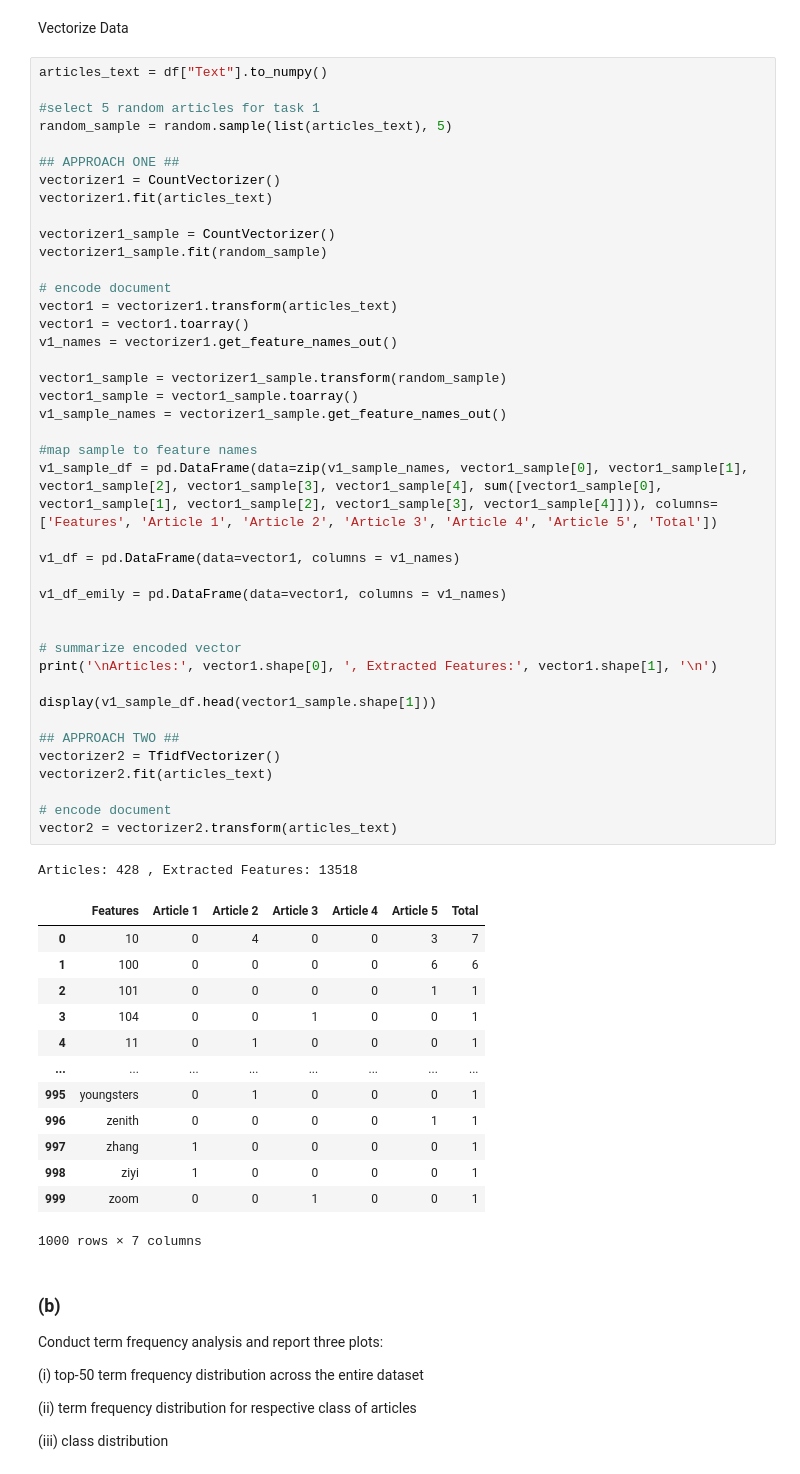
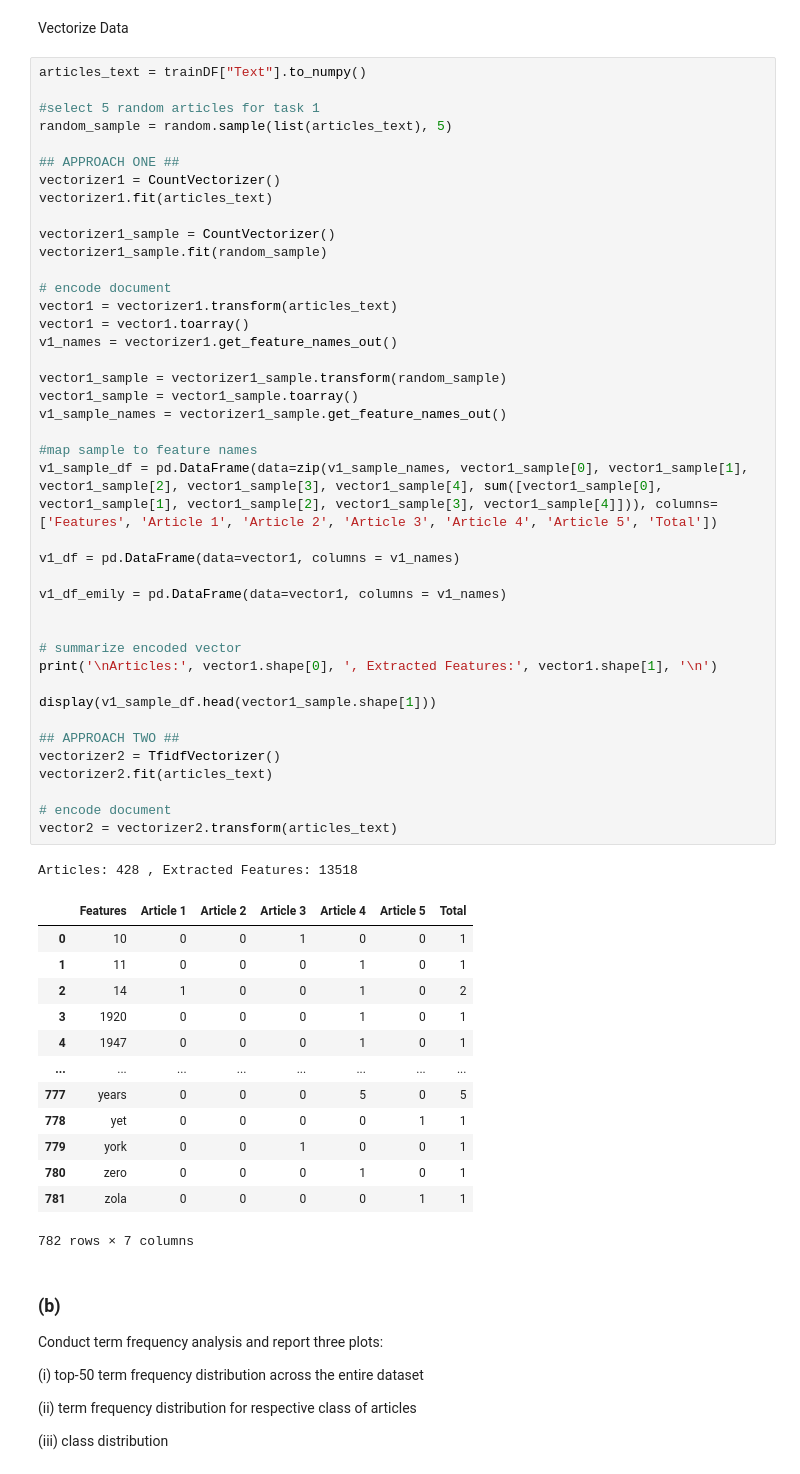
Before and after one commit to waldosingleton/Assignment_3, a Jupyter notebook: A3 Clean Up.ipynb, the cells around one changed output. Drawn from its saved outputs; the diff is of its cells as text.

```diff
--- a/A3 Clean Up.ipynb
+++ b/A3 Clean Up.ipynb
@@ -48,7 +47,7 @@ testDF = pd.read_csv("test.csv", skiprows=0, header=0, na_values= "", dtype=str)
 # %% [markdown]
 Vectorize Data
 # %%
-articles_text = df["Text"].to_numpy()
+articles_text = trainDF["Text"].to_numpy()
 
 #select 5 random articles for task 1
 random_sample = random.sample(list(articles_text), 5)
@@ -64,45 +63,45 @@ vectorizer1_sample.fit(random_sample)
 vector1 = vectorizer1.transform(articles_text)
 vector1 = vector1.toarray()
 v1_names = vectorizer1.get_feature_names_out()
 
 vector1_sample = vectorizer1_sample.transform(random_sample)
 vector1_sample = vector1_sample.toarray()
 v1_sample_names = vectorizer1_sample.get_feature_names_out()
 
 #map sample to feature names
 v1_sample_df = pd.DataFrame(data=zip(v1_sample_names, vector1_sample[0], vector1_sample[1], vector1_sample[2], vector1_sample[3], vector1_sample[4], sum([vector1_sample[0], vector1_sample[1], vector1_sample[2], vector1_sample[3], vector1_sample[4]])), columns=['Features', 'Article 1', 'Article 2', 'Article 3', 'Article 4', 'Article 5', 'Total'])
 
 v1_df = pd.DataFrame(data=vector1, columns = v1_names)
 
 v1_df_emily = pd.DataFrame(data=vector1, columns = v1_names)
 
 
 # summarize encoded vector
 print('\nArticles:', vector1.shape[0], ', Extracted Features:', vector1.shape[1], '\n')
 
 display(v1_sample_df.head(vector1_sample.shape[1]))
 
 ## APPROACH TWO ##
 vectorizer2 = TfidfVectorizer()
 vectorizer2.fit(articles_text)
 
 # encode document
 vector2 = vectorizer2.transform(articles_text)
 # %% [output]
 Articles: 428 , Extracted Features: 13518
 |  | Features | Article 1 | Article 2 | Article 3 | Article 4 | Article 5 | Total |
-| 0 | 10 | 0 | 4 | 0 | 0 | 3 | 7 |
-| 1 | 100 | 0 | 0 | 0 | 0 | 6 | 6 |
-| 2 | 101 | 0 | 0 | 0 | 0 | 1 | 1 |
-| 3 | 104 | 0 | 0 | 1 | 0 | 0 | 1 |
-| 4 | 11 | 0 | 1 | 0 | 0 | 0 | 1 |
+| 0 | 10 | 0 | 0 | 1 | 0 | 0 | 1 |
+| 1 | 11 | 0 | 0 | 0 | 1 | 0 | 1 |
+| 2 | 14 | 1 | 0 | 0 | 1 | 0 | 2 |
+| 3 | 1920 | 0 | 0 | 0 | 1 | 0 | 1 |
+| 4 | 1947 | 0 | 0 | 0 | 1 | 0 | 1 |
 | ... | ... | ... | ... | ... | ... | ... | ... |
-| 995 | youngsters | 0 | 1 | 0 | 0 | 0 | 1 |
-| 996 | zenith | 0 | 0 | 0 | 0 | 1 | 1 |
-| 997 | zhang | 1 | 0 | 0 | 0 | 0 | 1 |
-| 998 | ziyi | 1 | 0 | 0 | 0 | 0 | 1 |
-| 999 | zoom | 0 | 0 | 1 | 0 | 0 | 1 |
+| 777 | years | 0 | 0 | 0 | 5 | 0 | 5 |
+| 778 | yet | 0 | 0 | 0 | 0 | 1 | 1 |
+| 779 | york | 0 | 0 | 1 | 0 | 0 | 1 |
+| 780 | zero | 0 | 0 | 0 | 1 | 0 | 1 |
+| 781 | zola | 0 | 0 | 0 | 0 | 1 | 1 |
-1000 rows × 7 columns
+782 rows × 7 columns
 # %% [markdown]
 ### (b)
 Conduct term frequency analysis and report three plots:
```
Also changed, not shown: parts of 24 cells of this notebook.
